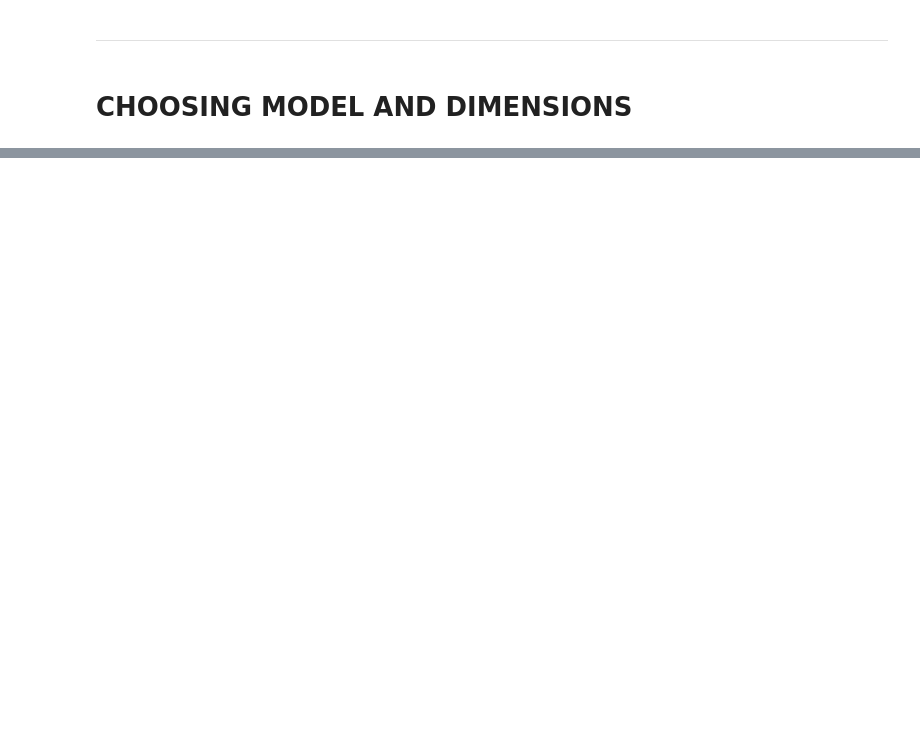
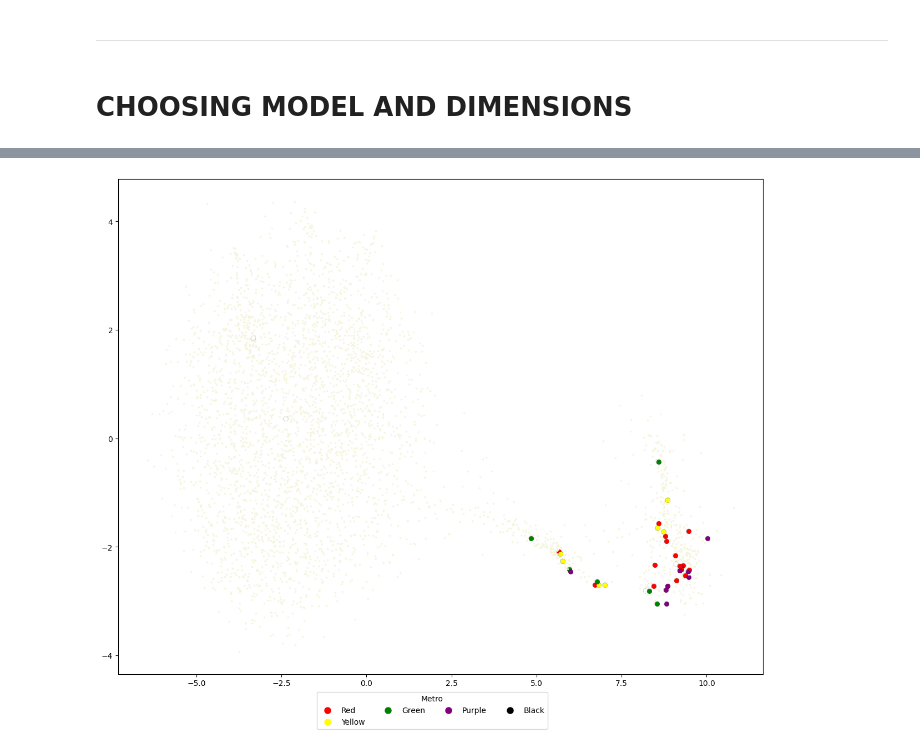
Before and after one commit to monicahardt/BachelorProject, a Jupyter notebook: Notebooks/data_analysis_count.ipynb, the cells around one changed output, grey strips where cells are left out. Saved outputs shown, nothing was run; the diff lists cells and outputs as text; code cells hidden in the pictures; blank space fills up the shorter version.

```diff
--- a/Notebooks/data_analysis_count.ipynb
+++ b/Notebooks/data_analysis_count.ipynb
@@ -271,0 +403,74 @@ plt.show()
+# %%
+# Define color palette for zip codes
+unique_metroes = color_to_metro.keys()
+color_palette = ["Red", "Yellow", "Green", "Purple", "Black"]
+colors = {}
+for idx, metro in enumerate(unique_metroes):
+    colors[metro] = color_palette[idx]
+
+
+fig, ax = plt.subplots(1, 1, figsize=(12, 10), layout="constrained")
+
+
+for current_count_code in unique_count_codes:
+    relevant_addresses = []
+    for address, count_code in address_cluster_count.items():
+        if address in journey_ids:
+            if current_count_code == count_code:
+                relevant_addresses.append(address)
+
+    relevant_journeys_zip = [journey_id for journey_id in relevant_addresses]
+    #plot all without metro
+    plt.scatter(
+        [proj_pacmap[journey_idx[journey_id]][0] for journey_id in relevant_journeys_zip if journey_id not in stations_with_metro],
+        [proj_pacmap[journey_idx[journey_id]][1] for journey_id in relevant_journeys_zip if journey_id not in stations_with_metro],
+        lw=0.1, s=5, label=current_count_code, facecolor='beige'
+    )
+
+    plt.scatter(
+        [proj_pacmap[journey_idx[journey_id]][0] for journey_id in relevant_journeys_zip if journey_id in stations_with_metro],
+        [proj_pacmap[journey_idx[journey_id]][1] for journey_id in relevant_journeys_zip if journey_id in stations_with_metro],
+        lw=0.1, s=40, label=current_count_code, edgecolors='black', facecolor='none'
+    )
+
+    #Plot all city
+    plt.scatter(
+        [proj_pacmap[journey_idx[journey_id]][0] for journey_id in relevant_journeys_zip if journey_id in City],
+        [proj_pacmap[journey_idx[journey_id]][1] for journey_id in relevant_journeys_zip if journey_id in City],
+        lw=0.1, s=40, marker='o', edgecolor='black', facecolor='Red', label="City"
+    )
+
+    #Plot all m1_2
+    plt.scatter(
+        [proj_pacmap[journey_idx[journey_id]][0] for journey_id in relevant_journeys_zip if journey_id in M1_2],
+        [proj_pacmap[journey_idx[journey_id]][1] for journey_id in relevant_journeys_zip if journey_id in M1_2],
+        lw=0.1, s=40, marker='o', edgecolor='black', facecolor='Purple', label="M1_2"
+    )
+
+    #Plot all m2
+    plt.scatter(
+        [proj_pacmap[journey_idx[journey_id]][0] for journey_id in relevant_journeys_zip if journey_id in M2],
+        [proj_pacmap[journey_idx[journey_id]][1] for journey_id in relevant_journeys_zip if journey_id in M2],
+        lw=0.1, s=40, marker='o', edgecolor='black', facecolor='Yellow', label="M2"
+    )
+
+      #Plot all m1
+    plt.scatter(
+        [proj_pacmap[journey_idx[journey_id]][0] for journey_id in relevant_journeys_zip if journey_id in M1],
+        [proj_pacmap[journey_idx[journey_id]][1] for journey_id in relevant_journeys_zip if journey_id in M1],
+        lw=0.1, s=40, marker='o', edgecolor='black', facecolor='Green', label="M1"
+    )
+
+
+# for journey_id in stations_with_metro:
+#     x_coord = proj_pacmap[journey_idx[journey_id]][0]
+#     y_coord = proj_pacmap[journey_idx[journey_id]][1]
+#     plt.text(x_coord, y_coord, journey_id, fontsize=8)  # Adjust fontsize as needed
+
+# Custom legend
+handles = [plt.Line2D([0], [0], marker='o', color='w', markersize=10, markerfacecolor=colors[metro], label=color_to_metro[metro]) for metro in unique_metroes]
+fig.legend(handles= handles, loc="outside lower center", ncol=4, title='Metro')
+
+plt.show()
+# %% [output]
+[figure, added]
```
Also changed, not shown: parts of 20 cells of this notebook, 8 other files.
